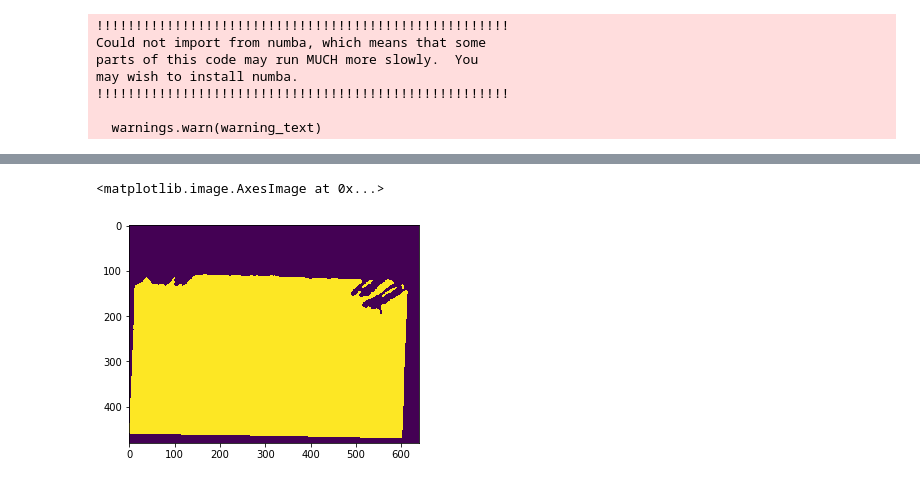
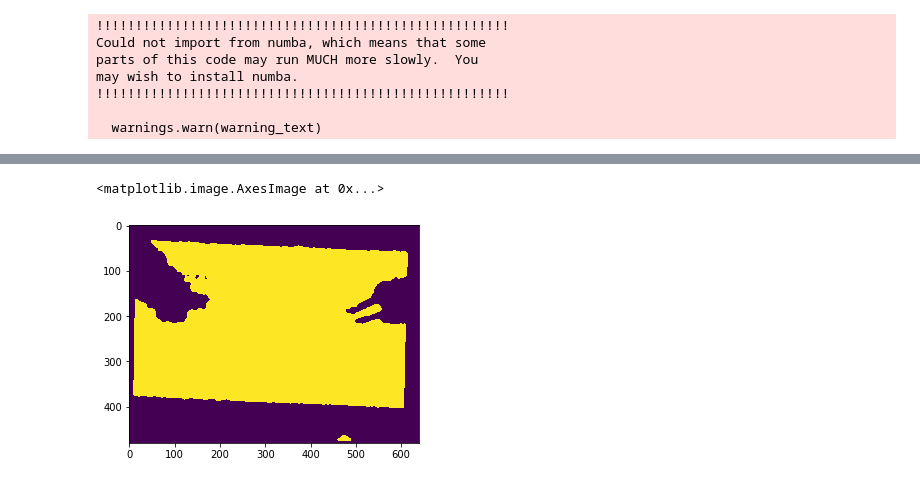
Before and after one commit to marctuscher/robotics-course, a Jupyter notebook: practical/clean/head_cam_test.ipynb, the cells around one changed output, grey strips where cells are left out. Saved outputs shown, nothing was run; the diff lists cells and outputs as text; code cells hidden in the pictures.

```diff
--- a/practical/clean/head_cam_test.ipynb
+++ b/practical/clean/head_cam_test.ipynb
@@ -158,8 +157,8 @@ plt.imshow(img)
 # %%
-dm, m = vision.maskDepth(d, 0.7,1.4 )
+dm, m = vision.maskDepth(d, .92,1.3 )
 m = cv2.medianBlur(m.astype(np.uint8), 5)
 plt.imshow(m)
 # %% [output]
 <matplotlib.image.AxesImage at 0x...>
-[figure, old version]
+[figure, new version]
 # %%
```
Also changed, not shown: parts of 10 cells of this notebook.
